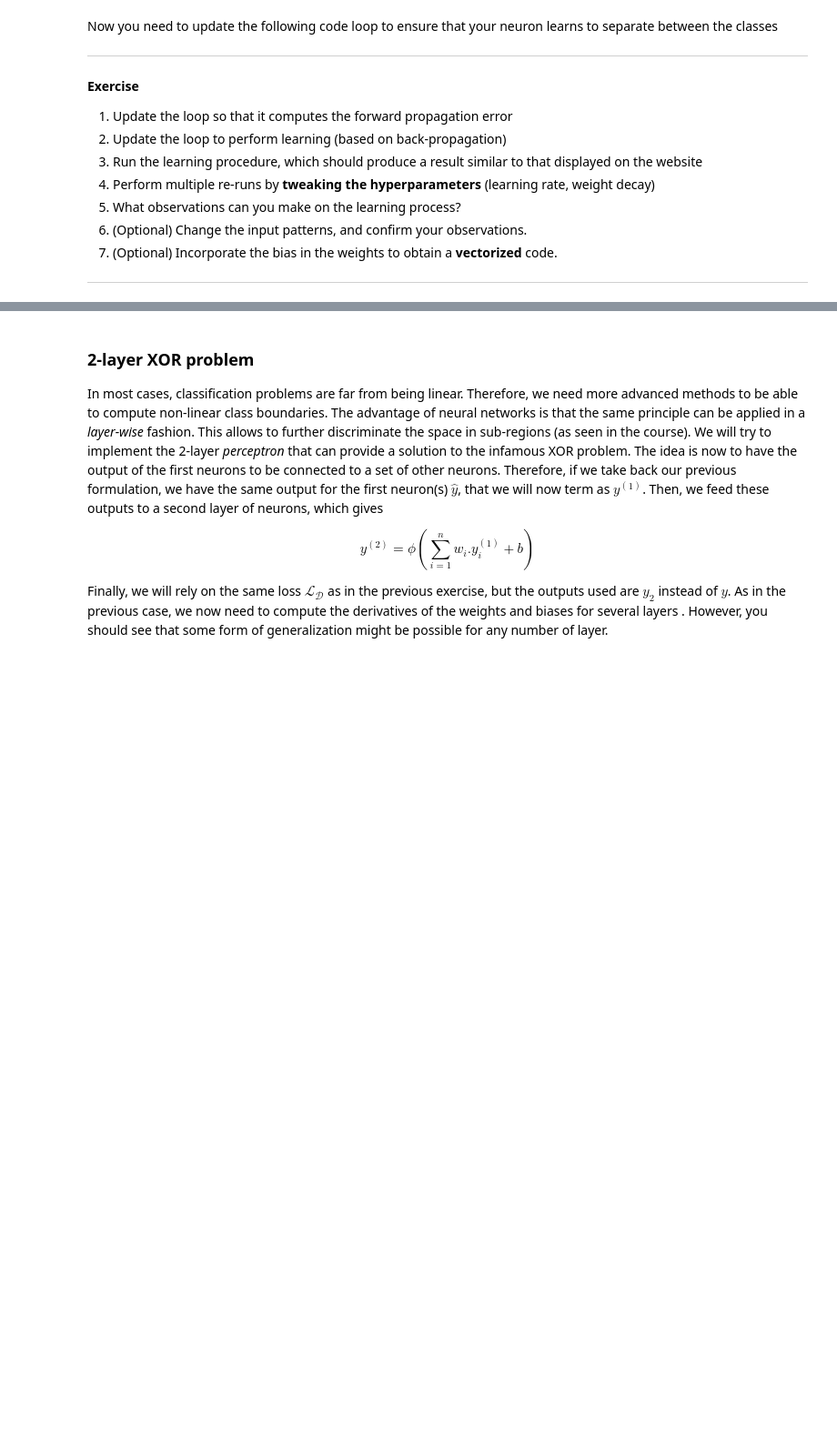
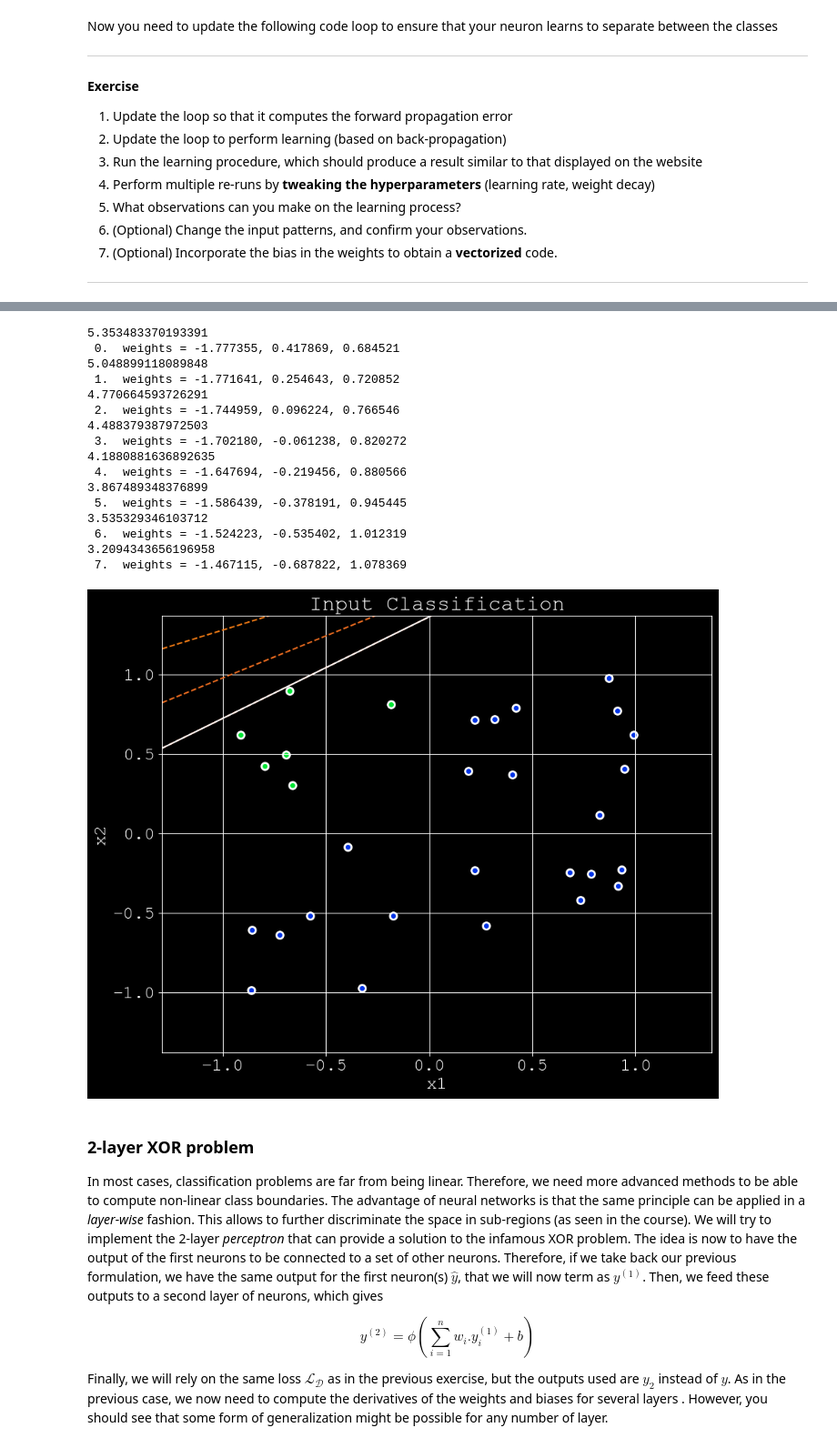
Before and after one commit to peladeaucome/atiam_ml, a Jupyter notebook: 02a_neural_networks.ipynb, the cells around one changed output, grey strips where cells are left out. Shown at 91% size. Cells and saved outputs as stored; diff of their text form; code cells hidden in the pictures; blank space fills up the shorter version.

```diff
--- a/02a_neural_networks.ipynb
+++ b/02a_neural_networks.ipynb
@@ -165,3 +190,75 @@ plot_boundary(np.concatenate((bias, weights), axis=1), i, '-', fig);
+# %%
+
+## Implementation du reseau de 1 neurone avec une fonction d'activiation sigmoide
+# Inputs to use
+inputs = patterns;
+# Initialize the weights
+weights = np.random.randn(1, 2)
+bias = np.random.randn(1, 1)
+
+# Learning rate
+eta = 0.1;
+# Weight decay
+lambdaW = 0.1
+
+# Function for computing the Sigmoid activation
+def sigmoid(x):
+    return 1 / (1 + np.exp(-x))
+def dsigmoid(a):
+    return a * (1.0 - a)
+
+# Plot the corresponding pattern
+fig = plot_patterns(patterns,desired);
+plt.draw()
+# Update loop
+for i in range(50):
+
+    ######################
+    # YOUR CODE GOES HERE
+    ######################
+    #forward pass
+    result = sigmoid(np.dot(weights,inputs)+bias)
+    #tet d'arret (si tout est juste)
+    if np.sum(np.square(result-desired))<3:
+        break
+
+    #Loss
+    error = desired-result
+
+    #back-propagation
+    delta = np.dot(error, inputs.transpose())[0]
+
+    delta = 2*error
+    delta = delta*dsigmoid(result)
+    delta = np.dot(delta,inputs.transpose())
+
+
+    weights = weights+eta*delta
+    bias = bias+eta*2*np.sum(error*dsigmoid(result))
+    print(np.sum(np.square(result-desired)))
+    print('%2d.  weights = %f, %f, %f' % (i, bias[0,0], weights[0, 0], weights[0, 1]))
+    plot_boundary(np.concatenate((bias, weights), axis=1), i, '--', fig)
+    plt.draw()
+    #time.sleep(0.2)
+plot_boundary(np.concatenate((bias, weights), axis=1), i, '-', fig);
+# %% [output]
+5.353483370193391
+ 0.  weights = -1.777355, 0.417869, 0.684521
+5.048899118089848
+ 1.  weights = -1.771641, 0.254643, 0.720852
+4.770664593726291
+ 2.  weights = -1.744959, 0.096224, 0.766546
+4.488379387972503
+ 3.  weights = -1.702180, -0.061238, 0.820272
+4.1880881636892635
+ 4.  weights = -1.647694, -0.219456, 0.880566
+3.867489348376899
+ 5.  weights = -1.586439, -0.378191, 0.945445
+3.535329346103712
+ 6.  weights = -1.524223, -0.535402, 1.012319
+3.2094343656196958
+ 7.  weights = -1.467115, -0.687822, 1.078369
+[figure, added]
 # %% [markdown]
 ### 2-layer XOR problem
 
```
Also changed, not shown: parts of 22 cells of this notebook, 1 other file.
